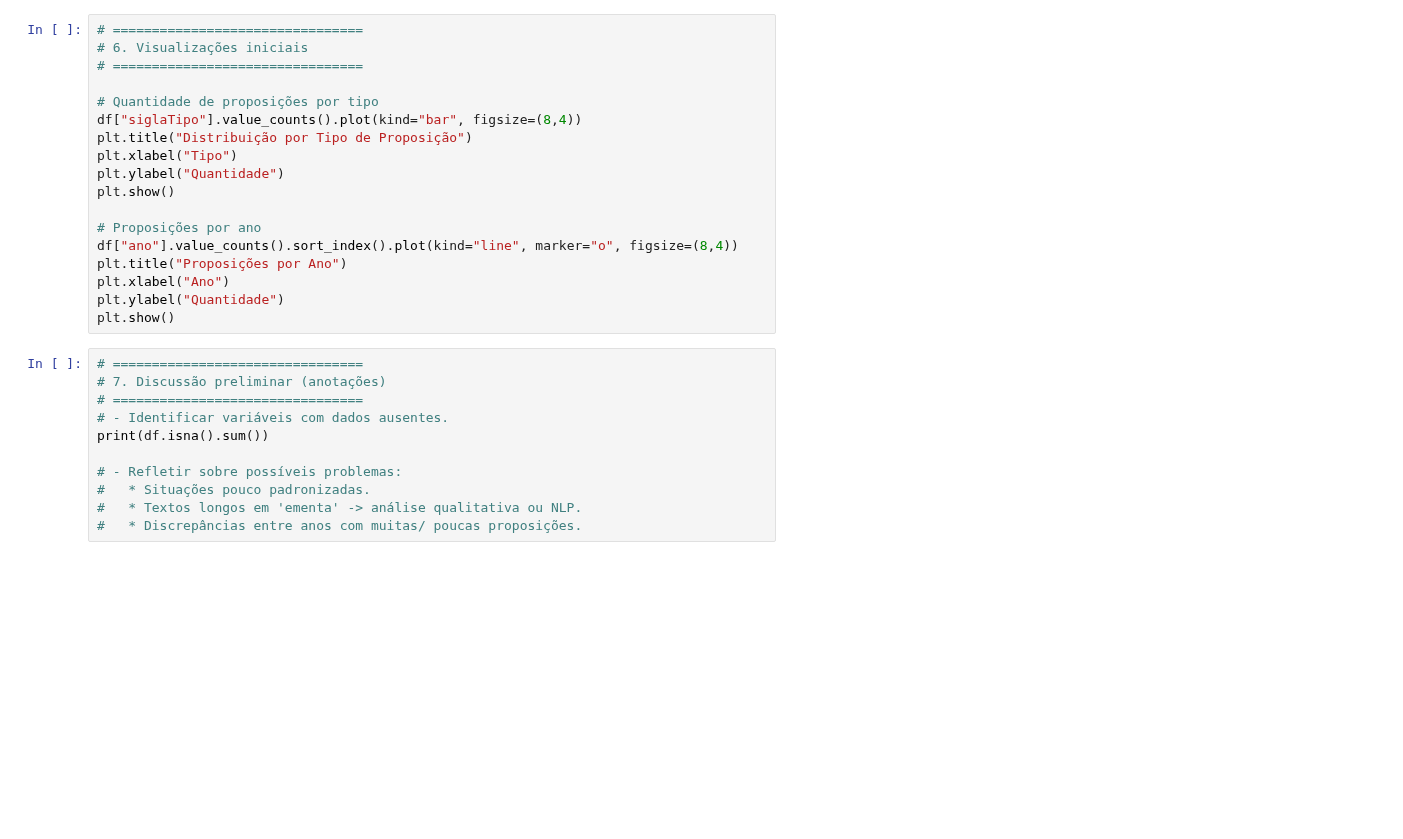
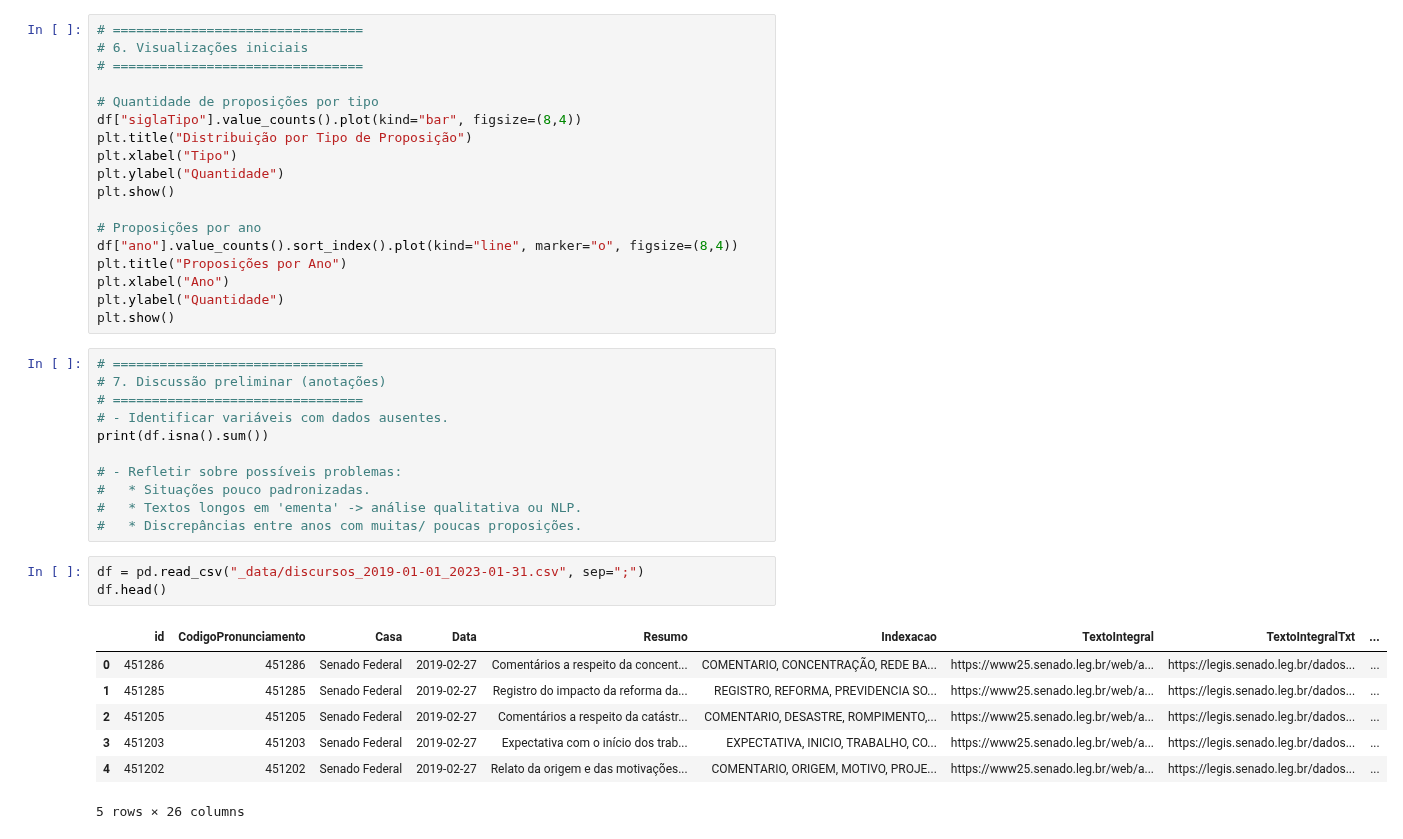
Before and after one commit to fabriciosantana/mcdia, a Jupyter notebook: 01-icd/assignments/discursos_analise.ipynb, the cells around one changed output. Saved outputs shown, nothing was run; the diff lists cells and outputs as text; blank space fills up the shorter version.

```diff
--- a/01-icd/assignments/discursos_analise.ipynb
+++ b/01-icd/assignments/discursos_analise.ipynb
@@ -255,3 +255,14 @@ print(df.isna().sum())
 #   * Situações pouco padronizadas.
 #   * Textos longos em 'ementa' -> análise qualitativa ou NLP.
 #   * Discrepâncias entre anos com muitas/ poucas proposições.
+# %%
+df = pd.read_csv("_data/discursos_2019-01-01_2023-01-31.csv", sep=";")
+df.head()
+# %% [output]
+|  | id | CodigoPronunciamento | Casa | Data | Resumo | Indexacao | TextoIntegral | TextoIntegralTxt | ... |
+| 0 | 451286 | 451286 | Senado Federal | 2019-02-27 | Comentários a respeito da concent... | COMENTARIO, CONCENTRAÇÃO, REDE BA... | https://www25.senado.leg.br/web/a... | https://legis.senado.leg.br/dados... | ... |
+| 1 | 451285 | 451285 | Senado Federal | 2019-02-27 | Registro do impacto da reforma da... | REGISTRO, REFORMA, PREVIDENCIA SO... | https://www25.senado.leg.br/web/a... | https://legis.senado.leg.br/dados... | ... |
+| 2 | 451205 | 451205 | Senado Federal | 2019-02-27 | Comentários a respeito da catástr... | COMENTARIO, DESASTRE, ROMPIMENTO,... | https://www25.senado.leg.br/web/a... | https://legis.senado.leg.br/dados... | ... |
+| 3 | 451203 | 451203 | Senado Federal | 2019-02-27 | Expectativa com o início dos trab... | EXPECTATIVA, INICIO, TRABALHO, CO... | https://www25.senado.leg.br/web/a... | https://legis.senado.leg.br/dados... | ... |
+| 4 | 451202 | 451202 | Senado Federal | 2019-02-27 | Relato da origem e das motivações... | COMENTARIO, ORIGEM, MOTIVO, PROJE... | https://www25.senado.leg.br/web/a... | https://legis.senado.leg.br/dados... | ... |
+5 rows × 26 columns
```
